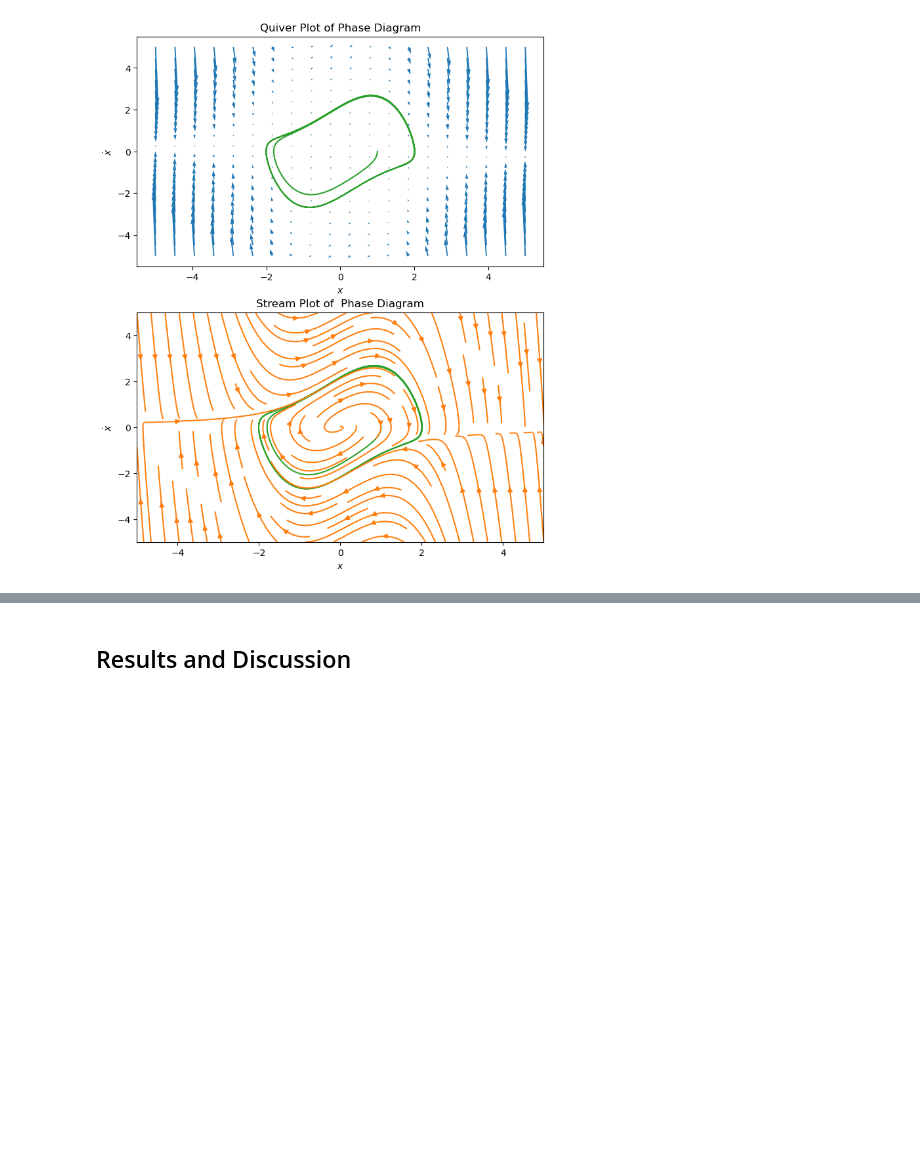
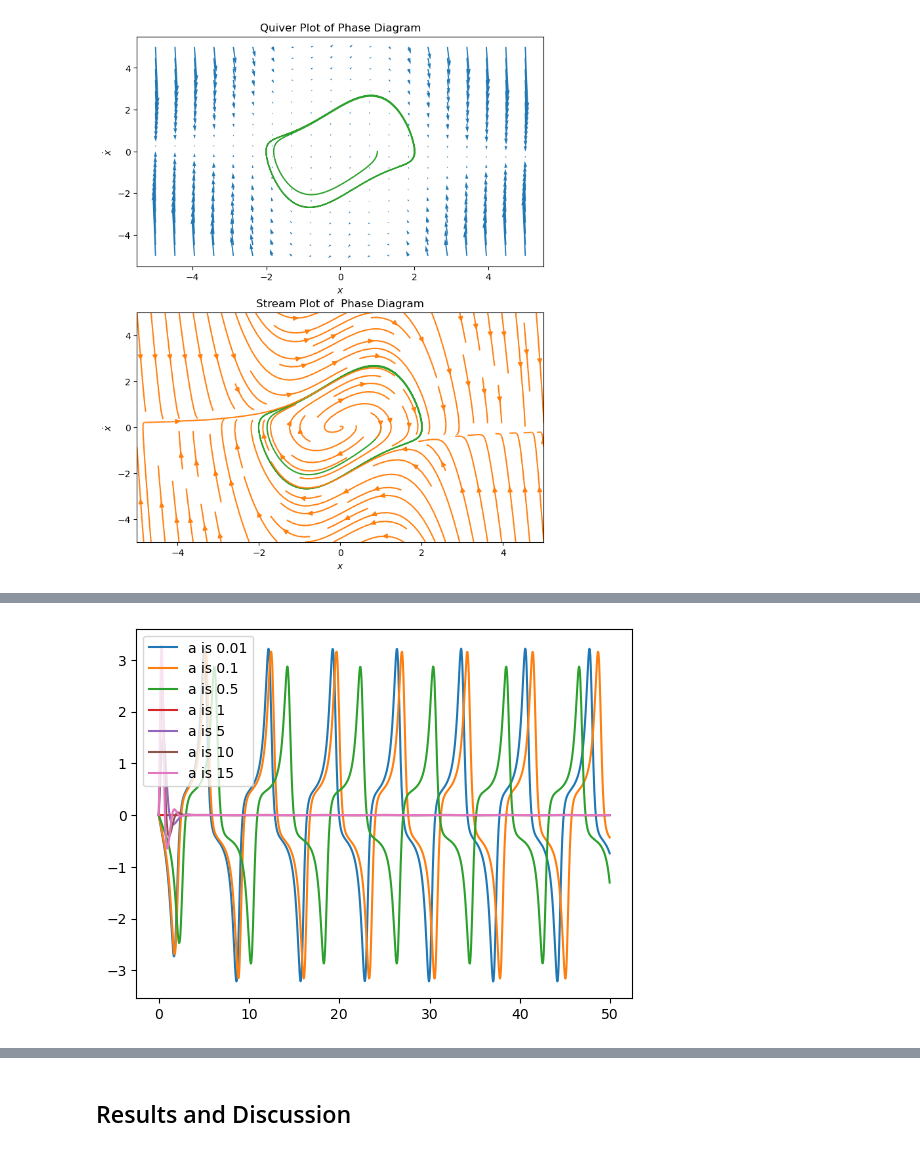
Before and after one commit to hasankin19/PHY-480-Project, a Jupyter notebook: PHY480-905_SemesterProjectTemplate.ipynb, the cells around one changed output, grey strips where cells are left out. Saved outputs shown, nothing was run; the diff lists cells and outputs as text; code cells hidden in the pictures; blank space fills up the shorter version.

```diff
--- a/PHY480-905_SemesterProjectTemplate.ipynb
+++ b/PHY480-905_SemesterProjectTemplate.ipynb
@@ -262,0 +308,9 @@ axs[1].set_ylabel(r'$\dot{x}$');
+# %%
+As=[0.01,0.1,0.5,1,5,10,15]
+for a in As:
+    trk4,xrk4,vrk4=RK4(VDPOD,50,1000,1.5,a)
+    plt.plot(trk4,vrk4,label=f'a is {a}')
+plt.legend()
+plt.show()
+# %% [output]
+[figure, added]
```
Also changed, not shown: parts of 11 cells of this notebook.
